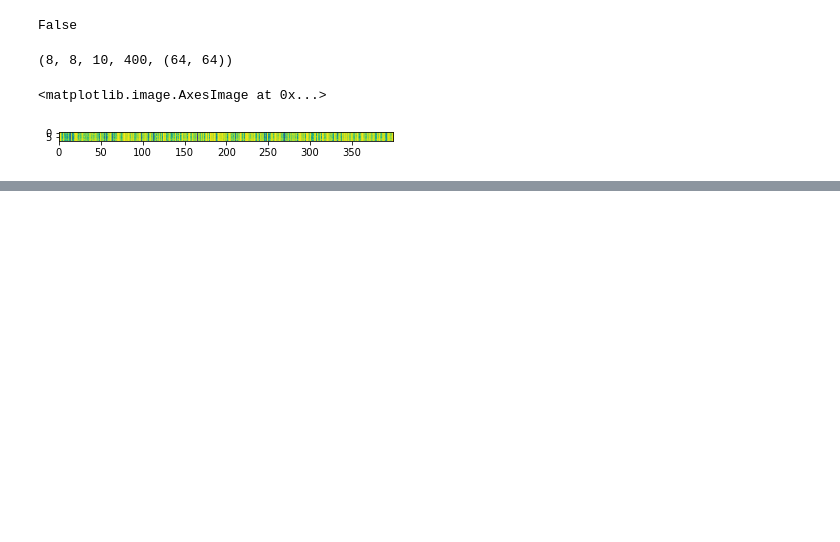
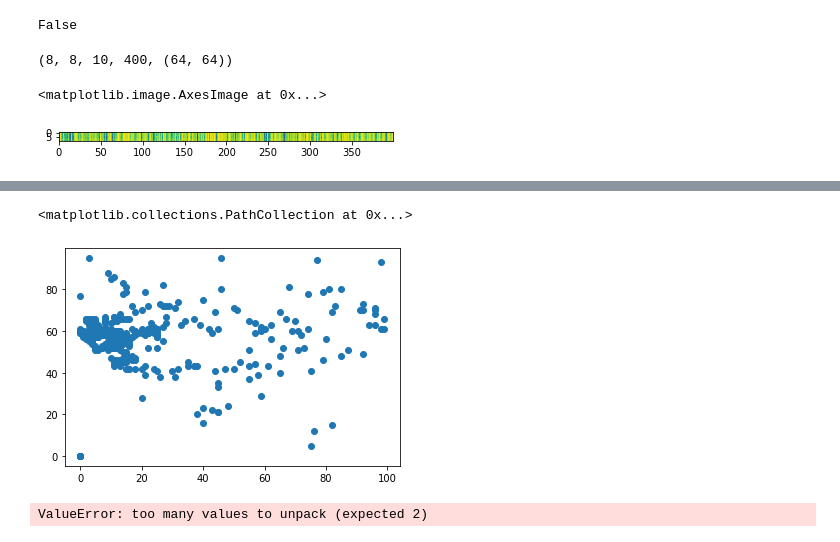
Before and after one commit to ArseniiOnuchin/pytorch_hmax, a Jupyter notebook: test_vision.ipynb, the cells around one changed output, grey strips where cells are left out. Drawn from its saved outputs; the diff is of its cells as text; code cells hidden in the pictures; blank space fills up the shorter version.

```diff
--- a/test_vision.ipynb
+++ b/test_vision.ipynb
@@ -16,8 +16,8 @@ eye_movements_df = pd.read_excel('./data/eye_movements/sample_data1(dynamics).xl
 x = np.array(eye_movements_df['Point of Regard Right X [px]'])
 y = np.array(eye_movements_df['Point of Regard Right Y [px]'])
 
-x = np.split(x, np.where(x == '-')[0])
-y = np.split(x, np.where(y == '-')[0])
+x_splited = np.split(x, np.where(x == '-')[0])
+y_splited = np.split(y, np.where(y == '-')[0])
 # %%
 model = hmax.HMAX('./universal_patch_set.mat')
 # %%
@@ -98,0 +101,4 @@ plt.imshow(new_images[39,:,:])
+# %%
+x_shifts = np.array(x_splited[1][x_splited[1] != '-']%100, dtype=int)[:500]
+y_shifts = np.array(y_splited[1][y_splited[1] != '-']%100, dtype=int)[:500]
+plt.imshow(new_images[39,:,:])
@@ -98,0 +108,5 @@ plt.imshow(new_images[39,:,:])
+# %%
+plt.scatter(x_shifts, y_shifts)
+# %% [output]
+<matplotlib.collections.PathCollection at 0x...>
+[figure, added]
@@ -98,0 +115,8 @@ plt.imshow(new_images[39,:,:])
+# %%
+# Run the model on the example images
+#s2: 1st neuron; 2nd image; 3rd filter; 4th (64,64) picture;
+model = model.to(device)
+for X, y in dataloader:
+    s1, c1, s2, c2 = model.get_all_layers(X.to(device))
+# %% [output]
+ValueError: too many values to unpack (expected 2)
```
Also changed, not shown: parts of 6 cells of this notebook, 2 other files.
